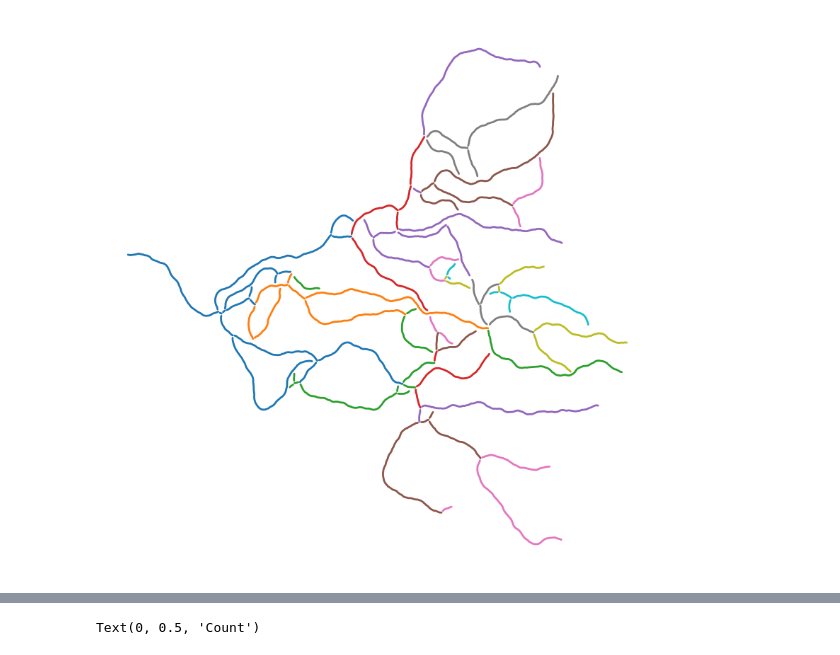
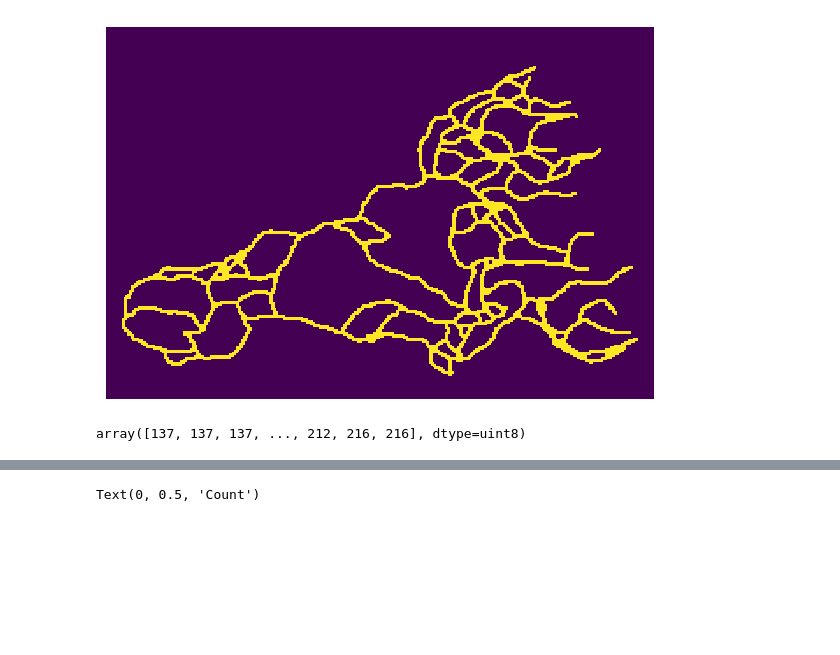
Before and after one commit to alifele/ProjectReport, a Jupyter notebook: Simulations (Shared Folder)/NeuronBranching_CanUcarPaper/NeuronBranchingExperiments.ipynb, the cells around one changed output, grey strips where cells are left out. Saved outputs shown, nothing was run; the diff lists cells and outputs as text; code cells hidden in the pictures; blank space fills up the shorter version.

```diff
--- a/Simulations (Shared Folder)/NeuronBranching_CanUcarPaper/NeuronBranchingExperiments.ipynb
+++ b/Simulations (Shared Folder)/NeuronBranching_CanUcarPaper/NeuronBranchingExperiments.ipynb
@@ -277,13 +280,23 @@ def map_to_square(arr,dest):
 
     return scaled_arr
 # %%
-plt.figure(figsize=(10,10))
-network = getNetwork(4)
+network, _, _ = getNetwork(5,plot=False)
 # plt.gca().set_facecolor('#212121')
 # network = loadExperimentalData(1)
 network = enhance_for_loops(network,3) ## Change the value of kernel size to filter different loop sizes
-# %% [output]
-[figure, removed]
+# %%
+network_ = network.copy()
+network_[network>0]= 1
+plt.matshow(network_)
+plt.axis("off")
+plt.grid(False)
+plt.savefig("BARWProc1.png", bbox_inches="tight")
+# %% [output]
+[figure, added]
+# %%
+network[network>0]
+# %% [output]
+array([137, 137, 137, ..., 212, 216, 216], dtype=uint8)
 # %%
 plt.matshow(network,cmap=create_custom_colormap())
 plt.axis("off")
```
Also changed, not shown: parts of 28 cells of this notebook, 51 other files.
